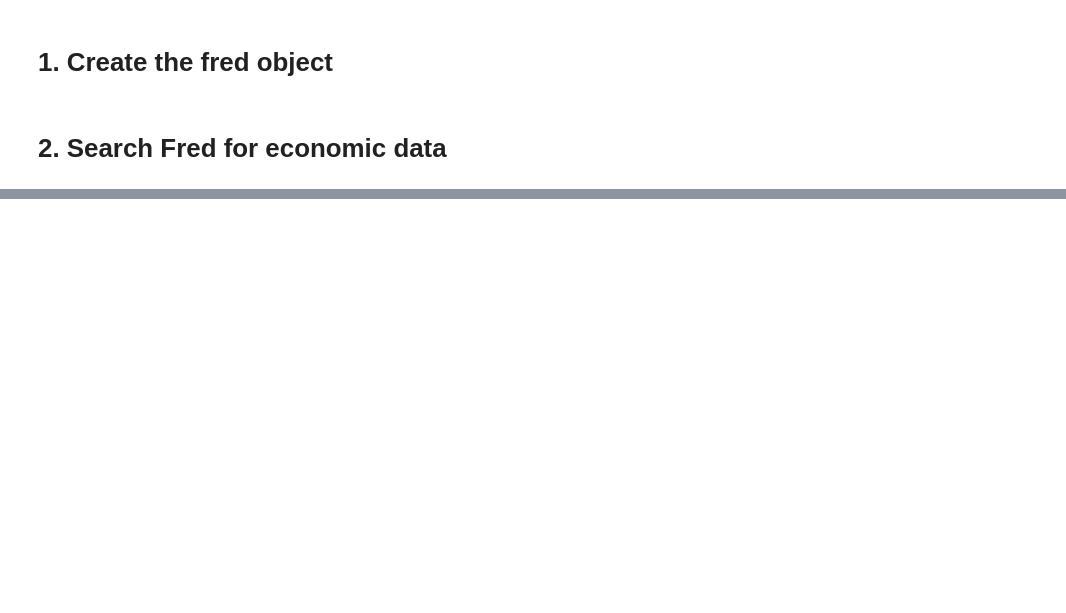
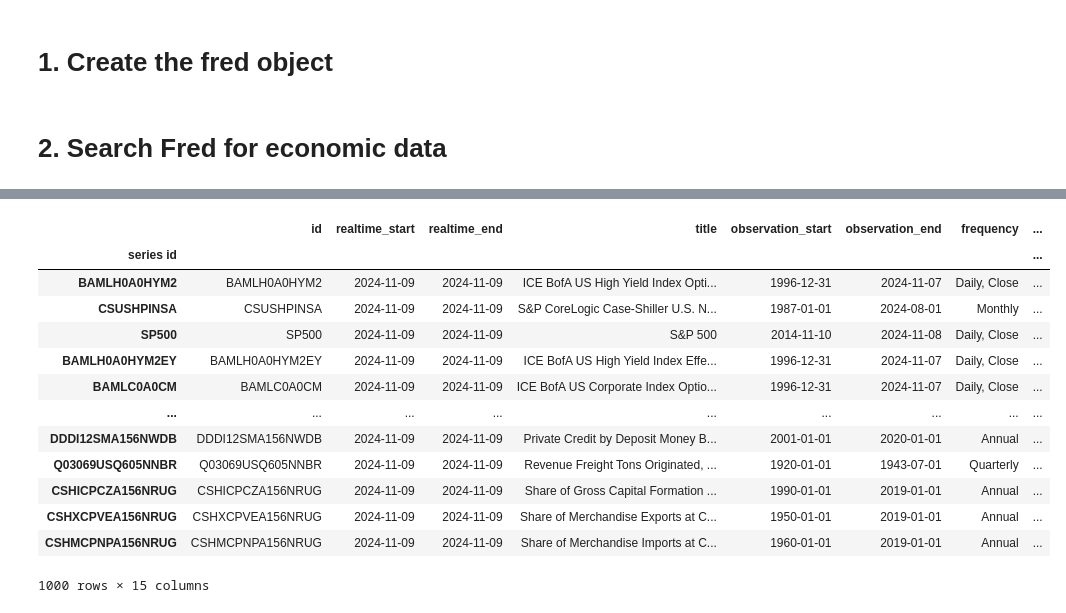
Before and after one commit to adisring/Economic-Data-With-Fred, a Jupyter notebook: EconomicAnalysis.ipynb, the cells around one changed output, grey strips where cells are left out. Cells and saved outputs as stored; diff of their text form; code cells hidden in the pictures; blank space fills up the shorter version.

```diff
--- a/EconomicAnalysis.ipynb
+++ b/EconomicAnalysis.ipynb
@@ -21,0 +39,2 @@ fred = Fred(api_key = fred_key)
+# %%
+sp_search = fred.search('S&P', order_by='popularity')
@@ -21,0 +45,17 @@ fred = Fred(api_key = fred_key)
+# %%
+sp_search
+# %% [output]
+|  | id | realtime_start | realtime_end | title | observation_start | observation_end | frequency | ... |
+| series id |  |  |  |  |  |  |  | ... |
+| BAMLH0A0HYM2 | BAMLH0A0HYM2 | 2024-11-09 | 2024-11-09 | ICE BofA US High Yield Index Opti... | 1996-12-31 | 2024-11-07 | Daily, Close | ... |
+| CSUSHPINSA | CSUSHPINSA | 2024-11-09 | 2024-11-09 | S&P CoreLogic Case-Shiller U.S. N... | 1987-01-01 | 2024-08-01 | Monthly | ... |
+| SP500 | SP500 | 2024-11-09 | 2024-11-09 | S&P 500 | 2014-11-10 | 2024-11-08 | Daily, Close | ... |
+| BAMLH0A0HYM2EY | BAMLH0A0HYM2EY | 2024-11-09 | 2024-11-09 | ICE BofA US High Yield Index Effe... | 1996-12-31 | 2024-11-07 | Daily, Close | ... |
+| BAMLC0A0CM | BAMLC0A0CM | 2024-11-09 | 2024-11-09 | ICE BofA US Corporate Index Optio... | 1996-12-31 | 2024-11-07 | Daily, Close | ... |
+| ... | ... | ... | ... | ... | ... | ... | ... | ... |
+| DDDI12SMA156NWDB | DDDI12SMA156NWDB | 2024-11-09 | 2024-11-09 | Private Credit by Deposit Money B... | 2001-01-01 | 2020-01-01 | Annual | ... |
+| Q03069USQ605NNBR | Q03069USQ605NNBR | 2024-11-09 | 2024-11-09 | Revenue Freight Tons Originated, ... | 1920-01-01 | 1943-07-01 | Quarterly | ... |
+| CSHICPCZA156NRUG | CSHICPCZA156NRUG | 2024-11-09 | 2024-11-09 | Share of Gross Capital Formation ... | 1990-01-01 | 2019-01-01 | Annual | ... |
+| CSHXCPVEA156NRUG | CSHXCPVEA156NRUG | 2024-11-09 | 2024-11-09 | Share of Merchandise Exports at C... | 1950-01-01 | 2019-01-01 | Annual | ... |
+| CSHMCPNPA156NRUG | CSHMCPNPA156NRUG | 2024-11-09 | 2024-11-09 | Share of Merchandise Imports at C... | 1960-01-01 | 2019-01-01 | Annual | ... |
+1000 rows × 15 columns
```
Also changed, not shown: parts of 8 cells of this notebook.
